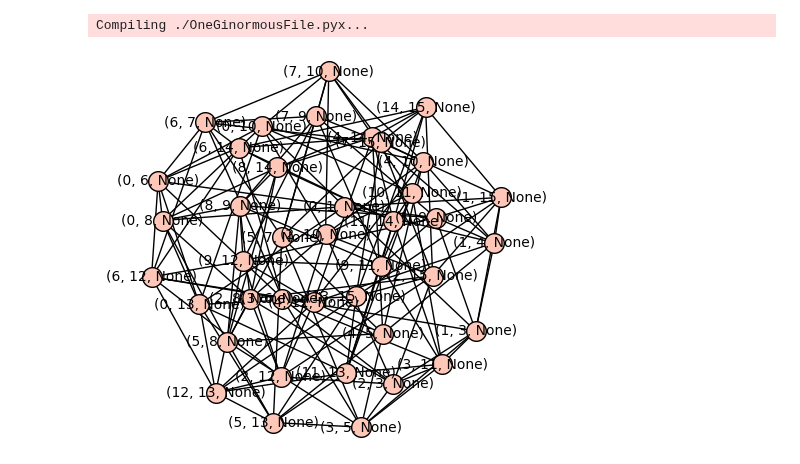
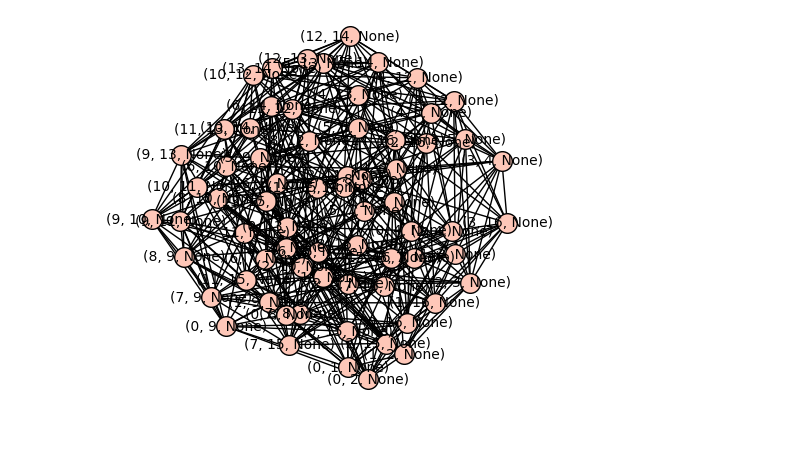
Before and after one commit to alexhutman/zftools, a Jupyter notebook: DijkstraMetagraphTestbed.ipynb, the cells around one changed output. Drawn from its saved outputs; the diff is of its cells as text; code cells hidden in the pictures; blank space fills up the shorter version.

```diff
--- a/DijkstraMetagraphTestbed.ipynb
+++ b/DijkstraMetagraphTestbed.ipynb
@@ -1,35 +1,32 @@
 # %%
-load('OneGinormousFile.pyx')
+load('DijkstraZeroForcing.pyx')
-# %% [output]
-Compiling ./OneGinormousFile.pyx...
 # %%
 # Initialize a test graph and the associated ZFSearchMetagraph
 #H = graphs.CubeGraph(5); H.relabel()
-#H = graphs.CoxeterGraph()       # DNF/DNF/1,284sec/339sec/220sec
-#H = graphs.RobertsonGraph()     # DNF
-#H = graphs.HeawoodGraph()       # 1.46/~1.20sec/1.03sec/0.22sec/0.16sec/0.12sec
-#H = graphs.BrinkmannGraph()     # DNF/DNF/66.5sec/43.3sec/29.81sec/25.97sec
-#H = graphs.HoffmanGraph()       # ~19sec/~13.7sec/2.57sec/2.00sec/1.6sec
-#H = graphs.ClebschGraph()       # DNF/36.3sec/12.8sec/7.8sec/6.7sec/4.8sec/4.22sec/2.90sec
-#H = graphs.DesarguesGraph()     # 14.56sec/8.00sec/5.6sec
-#H = graphs.DodecahedralGraph()  # ~25.9sec/~8.9sec/~4.2sec/3.02sec/2.90sec/2.12sec/1.07sec/0.80sec
+#H = graphs.CoxeterGraph()
+#H = graphs.RobertsonGraph()
+#H = graphs.HeawoodGraph()
+#H = graphs.BrinkmannGraph()
+#H = graphs.HoffmanGraph()
+#H = graphs.ClebschGraph()
+#H = graphs.DesarguesGraph()
+#H = graphs.DodecahedralGraph()
 #H = graphs.HoffmanGraph().complement()
 #H = graphs.CompleteGraph(16)
 #H = graphs.RandomTree(22)
 #H = graphs.PathGraph(30)
 #H = graphs.StarGraph(4)
-H = graphs.ClebschGraph().line_graph()
+#H = graphs.ClebschGraph().line_graph()
 #H = graphs.BrinkmannGraph().line_graph()
 #H = graphs.RobertsonGraph().line_graph()
 #H = graphs.CoxeterGraph().line_graph()
 #H = graphs.MycielskiGraph(6)
-#H = graphs.PaleyGraph(17).line_graph()
+H = graphs.PaleyGraph(17).line_graph()
 #H = graphs.PaleyGraph(73)
 #H = graphs.PaleyGraph(17)
 
-if H.num_verts() < 70:
-    H.show()
+H.show()
 # %% [output]
-[figure, old version]
+[figure, new version]
 # %%
 %time zero_forcing_number(H)
```
Also changed, not shown: parts of 2 cells of this notebook, 1 other file.
